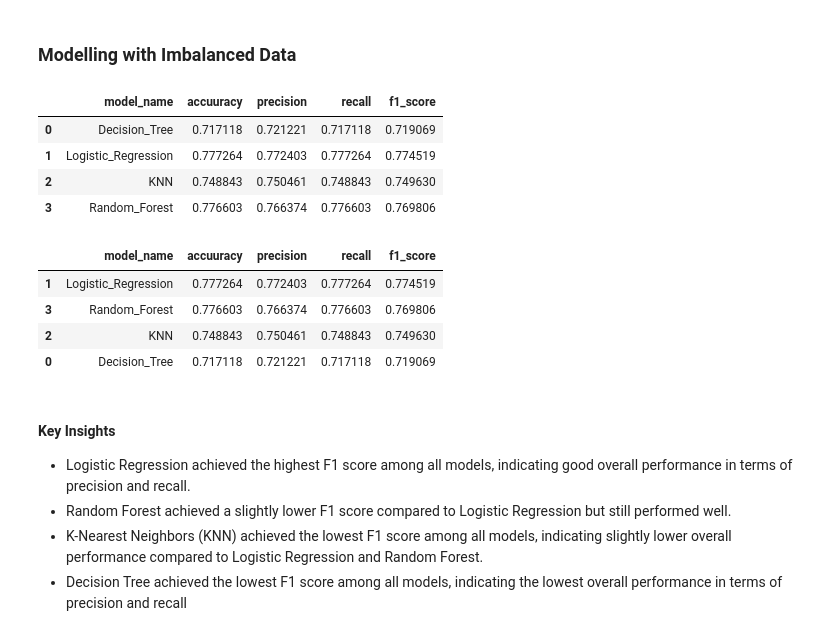
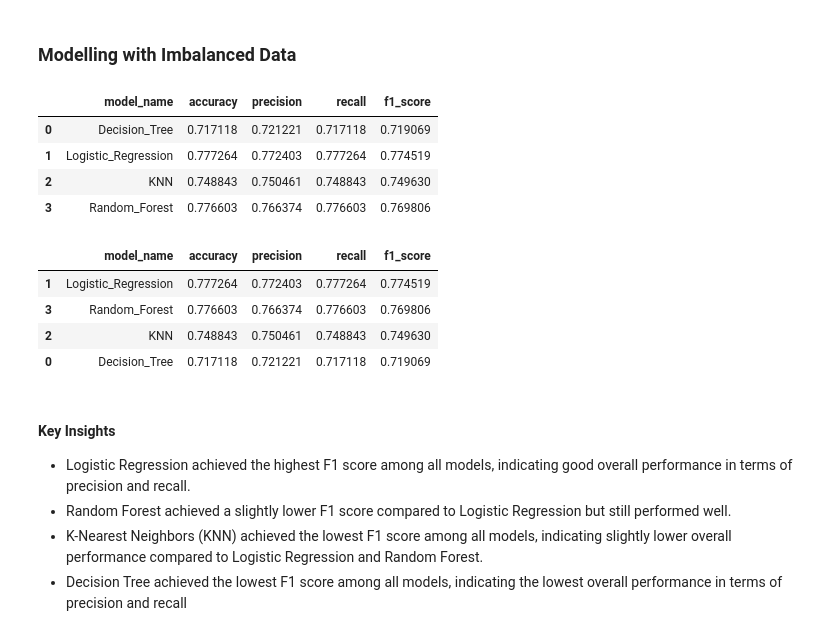
Before and after one commit to ZawadiLMG/Customer-Churn-Prediction, a Jupyter notebook: Notebooks/churn.ipynb, the cells around one changed output. Drawn from its saved outputs; the diff is of its cells as text; code cells hidden in the pictures.

```diff
--- a/Notebooks/churn.ipynb
+++ b/Notebooks/churn.ipynb
@@ -1124,43 +1125,40 @@ models = [
 # create final pipeline with the preprocessor estimator
 all_pipelines = {}
 
-# stroage dictionary
-all_confusion_matrix = {}
-
 # create the metrics dataframe
-metric_table = pd.DataFrame(columns=['model_name', 'accuuracy', 'precision', 'recall', 'f1_score'])
+metric_table = pd.DataFrame(columns=['model_name', 'accuracy', 'precision', 'recall', 'f1_score'])
 
 for model_name, classifier in models:
 
     final_pipeline = Pipeline(steps=[
         ('preprocessor', preprocessor),
         ('classifier', classifier),
     ])
 
     #fit data to pipeline
     final_pipeline.fit(X_train, y_train_encoded)
 
     # add all pipelines into pipeline dictionary
     all_pipelines[model_name] = final_pipeline
 
     # predicting on test set
     from sklearn.metrics import classification_report
     y_pred = final_pipeline.predict(X_test)
 
     #Generate classification report for each pipeline or model
     metrics = classification_report(y_test_encoded, y_pred, output_dict=True)
 
     # Grab all important metrics
     accuracy = metrics['accuracy']
     precision = metrics['weighted avg']['precision']
     recall = metrics['weighted avg']['recall']
     f1 = metrics['weighted avg']['f1-score']
 
     metric_table.loc[len(metric_table)] = [model_name, accuracy, precision, recall, f1]
 
 metric_table
 # %% [output]
-|  | model_name | accuuracy | precision | recall | f1_score |
+|  | model_name | accuracy | precision | recall | f1_score |
 | 0 | Decision_Tree | 0.717118 | 0.721221 | 0.717118 | 0.719069 |
 | 1 | Logistic_Regression | 0.777264 | 0.772403 | 0.777264 | 0.774519 |
 | 2 | KNN | 0.748843 | 0.750461 | 0.748843 | 0.749630 |
@@ -1169,7 +1167,7 @@ metric_table
 # arrange in order
 metric_table.sort_values(by='f1_score', ascending=False)
 # %% [output]
-|  | model_name | accuuracy | precision | recall | f1_score |
+|  | model_name | accuracy | precision | recall | f1_score |
 | 1 | Logistic_Regression | 0.777264 | 0.772403 | 0.777264 | 0.774519 |
 | 3 | Random_Forest | 0.776603 | 0.766374 | 0.776603 | 0.769806 |
 | 2 | KNN | 0.748843 | 0.750461 | 0.748843 | 0.749630 |
```
Also changed, not shown: parts of 28 cells of this notebook, 1 other file.
